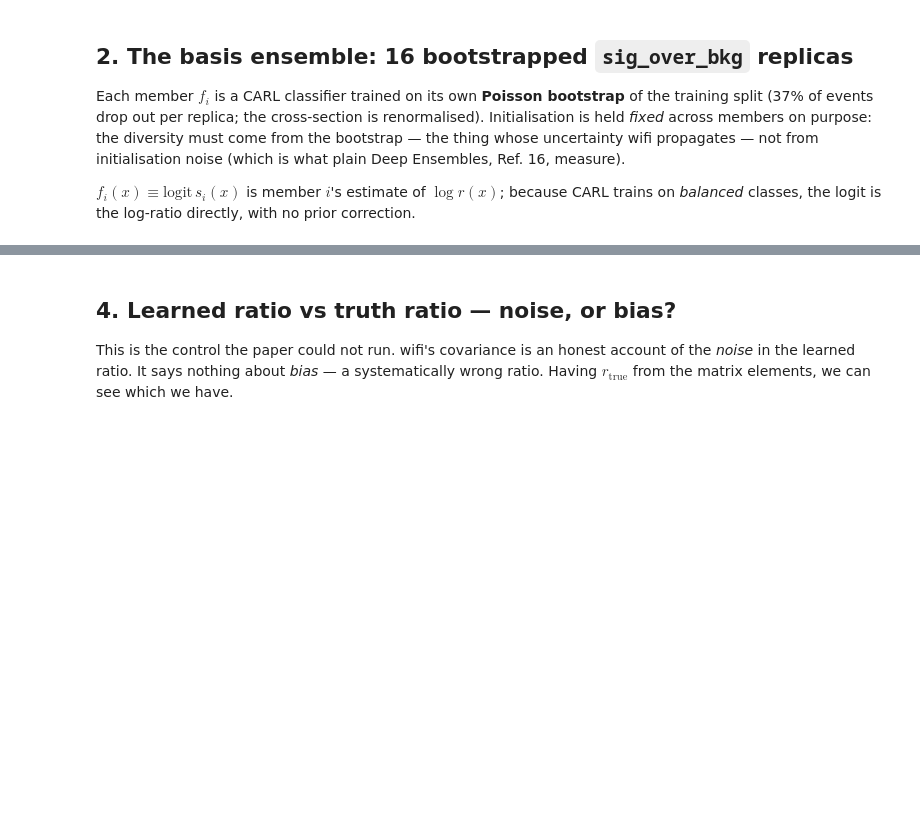
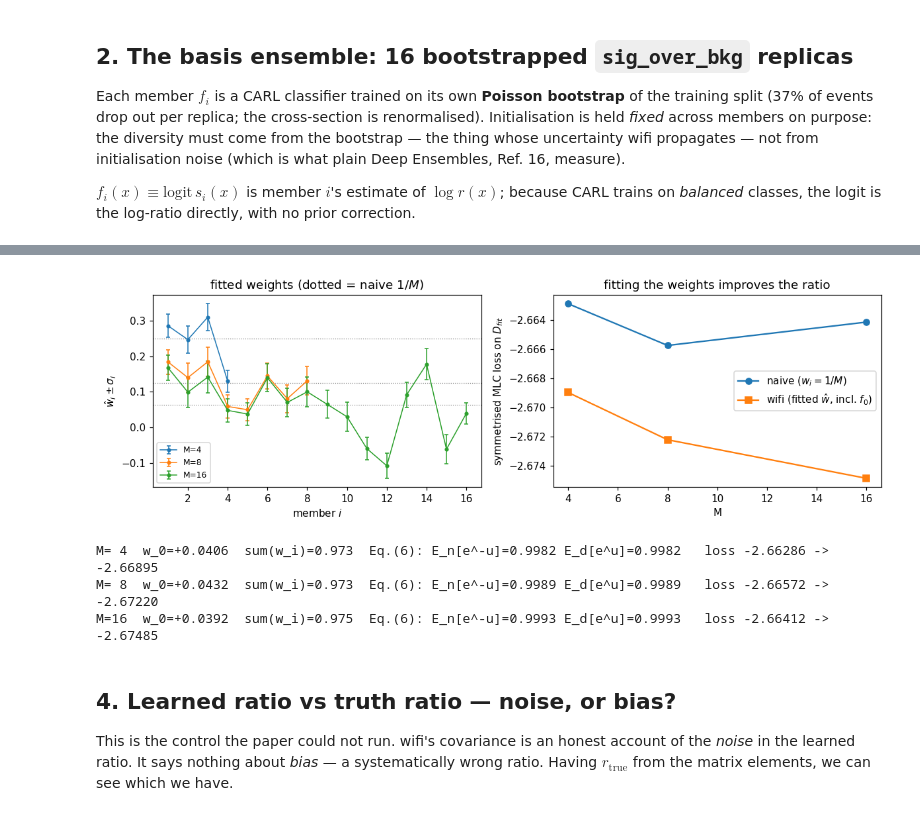
Before and after one commit to martafsilva31/SBI_shortcomings, a Jupyter notebook: notebooks/wifi_ensembles.ipynb, the cells around one changed output, grey strips where cells are left out. Saved outputs shown, nothing was run; the diff lists cells and outputs as text; code cells hidden in the pictures; blank space fills up the shorter version.

```diff
--- a/notebooks/wifi_ensembles.ipynb
+++ b/notebooks/wifi_ensembles.ipynb
@@ -136,23 +154,30 @@ Note the three samples are strictly disjoint: `D_train` (trained the $f_i$) →
 # %%
 fig, ax = plt.subplots(1, 2, figsize=(11, 3.6))
 for M in sorted(res['ensembles'], key=int):
     e = res['ensembles'][M]
-    w, s = np.array(e['w_hat']), np.array(e['sigma_w'])
+    w, s = np.array(e['w_hat'])[1:], np.array(e['sigma_w'])[1:]   # index 0 is w_0, the Eq. (6) weight
     ax[0].errorbar(np.arange(1, int(M)+1), w, yerr=s, marker='o', ms=3, lw=1, capsize=2, label=f'M={M}')
     ax[0].axhline(1/int(M), color='grey', ls=':', lw=0.8)
 ax[0].set_xlabel('member $i$'); ax[0].set_ylabel(r'$\hat w_i \pm \sigma_i$')
 ax[0].set_title(r'fitted weights (dotted = naive $1/M$)'); ax[0].legend(fontsize=8)
 
 Ms = sorted(map(int, res['ensembles']))
 ax[1].plot(Ms, [res['ensembles'][str(M)]['loss_naive'] for M in Ms], 'o-', label='naive ($w_i=1/M$)')
-ax[1].plot(Ms, [res['ensembles'][str(M)]['loss_wifi']  for M in Ms], 's-', label=r'wifi (fitted $\hat w$)')
+ax[1].plot(Ms, [res['ensembles'][str(M)]['loss_wifi']  for M in Ms], 's-', label=r'wifi (fitted $\hat w$, incl. $f_0$)')
 ax[1].set_xlabel('M'); ax[1].set_ylabel('symmetrised MLC loss on $D_{fit}$')
 ax[1].set_title('fitting the weights improves the ratio'); ax[1].legend()
 fig.tight_layout(); plt.show()
 
 for M in Ms:
     e = res['ensembles'][str(M)]
-    print(f"M={M:2d}  sum(w)={np.sum(e['w_hat']):.3f}   loss {e['loss_naive']:.5f} -> {e['loss_wifi']:.5f}")
+    print(f"M={M:2d}  w_0={e['w0']:+.4f}  sum(w_i)={np.sum(e['w_hat'][1:]):.3f}  "
+          f"Eq.(6): E_n[e^-u]={e['eq6_n']:.4f} E_d[e^u]={e['eq6_d']:.4f}   "
+          f"loss {e['loss_naive']:.5f} -> {e['loss_wifi']:.5f}")
+# %% [output]
+[figure, added]
+M= 4  w_0=+0.0406  sum(w_i)=0.973  Eq.(6): E_n[e^-u]=0.9982 E_d[e^u]=0.9982   loss -2.66286 -> -2.66895
+M= 8  w_0=+0.0432  sum(w_i)=0.973  Eq.(6): E_n[e^-u]=0.9989 E_d[e^u]=0.9989   loss -2.66572 -> -2.67220
+M=16  w_0=+0.0392  sum(w_i)=0.975  Eq.(6): E_n[e^-u]=0.9993 E_d[e^u]=0.9993   loss -2.66412 -> -2.67485
 # %% [markdown]
 ## 4. Learned ratio vs **truth** ratio — noise, or bias?
 
```
Also changed, not shown: parts of 11 cells of this notebook, 6 other files.
